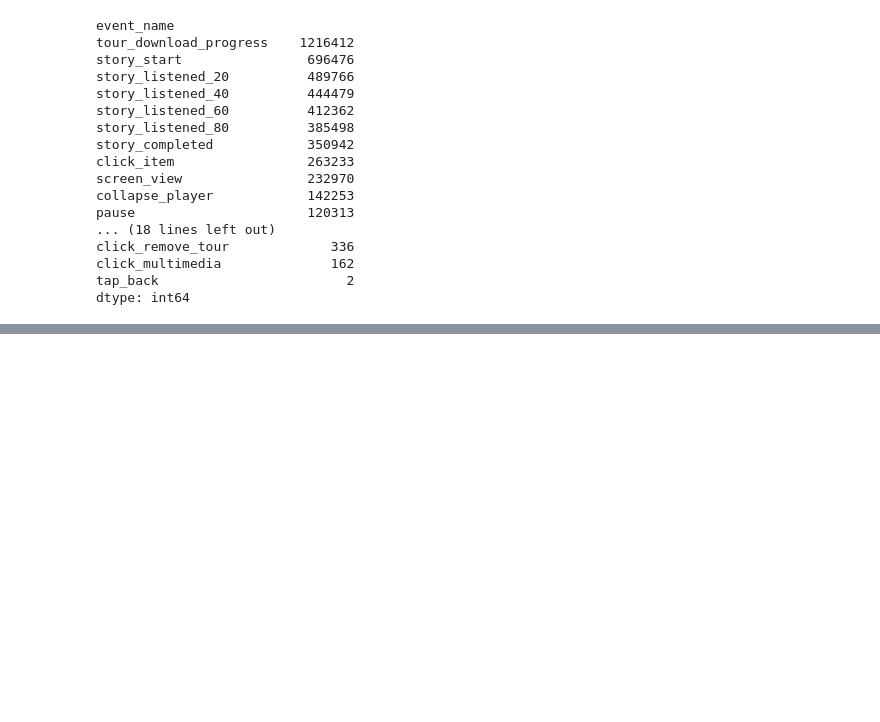
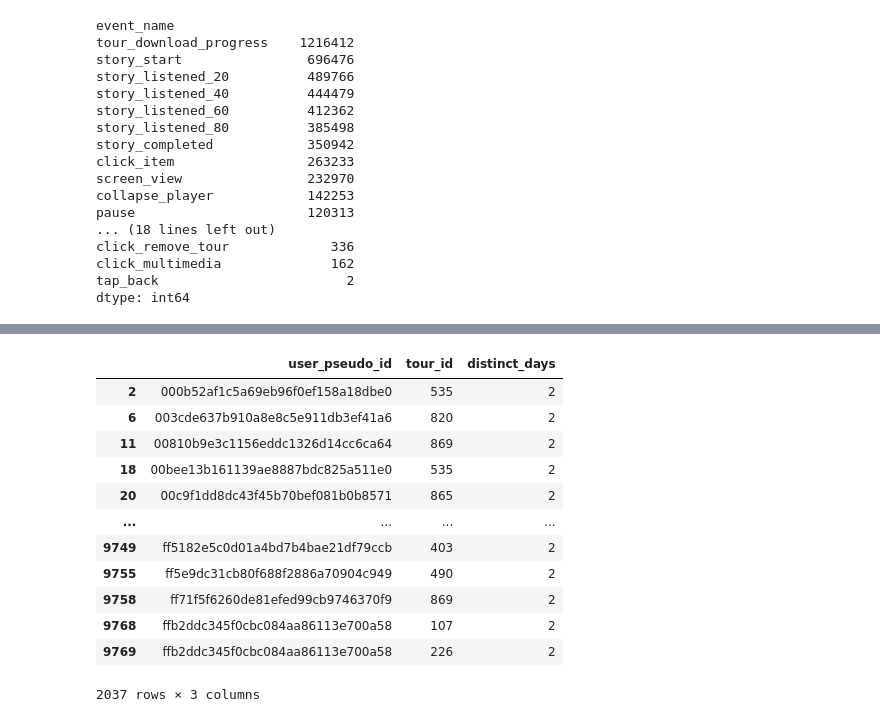
Before and after one commit to vassilismylo/Clio_Muse, a Jupyter notebook: Altair_Analytics/user_journeys_analysis.ipynb, the cells around one changed output, grey strips where cells are left out. Cells and saved outputs as stored; diff of their text form; code cells hidden in the pictures; blank space fills up the shorter version.

```diff
--- a/Altair_Analytics/user_journeys_analysis.ipynb
+++ b/Altair_Analytics/user_journeys_analysis.ipynb
@@ -159,0 +336,16 @@ events_data.loc[
+# %%
+multi_day_tours
+# %% [output]
+|  | user_pseudo_id | tour_id | distinct_days |
+| 2 | 000b52af1c5a69eb96f0ef158a18dbe0 | 535 | 2 |
+| 6 | 003cde637b910a8e8c5e911db3ef41a6 | 820 | 2 |
+| 11 | 00810b9e3c1156eddc1326d14cc6ca64 | 869 | 2 |
+| 18 | 00bee13b161139ae8887bdc825a511e0 | 535 | 2 |
+| 20 | 00c9f1dd8dc43f45b70bef081b0b8571 | 865 | 2 |
+| ... | ... | ... | ... |
+| 9749 | ff5182e5c0d01a4bd7b4bae21df79ccb | 403 | 2 |
+| 9755 | ff5e9dc31cb80f688f2886a70904c949 | 490 | 2 |
+| 9758 | ff71f5f6260de81efed99cb9746370f9 | 869 | 2 |
+| 9768 | ffb2ddc345f0cbc084aa86113e700a58 | 107 | 2 |
+| 9769 | ffb2ddc345f0cbc084aa86113e700a58 | 226 | 2 |
+2037 rows × 3 columns
```
Also changed, not shown: parts of 26 cells of this notebook.
